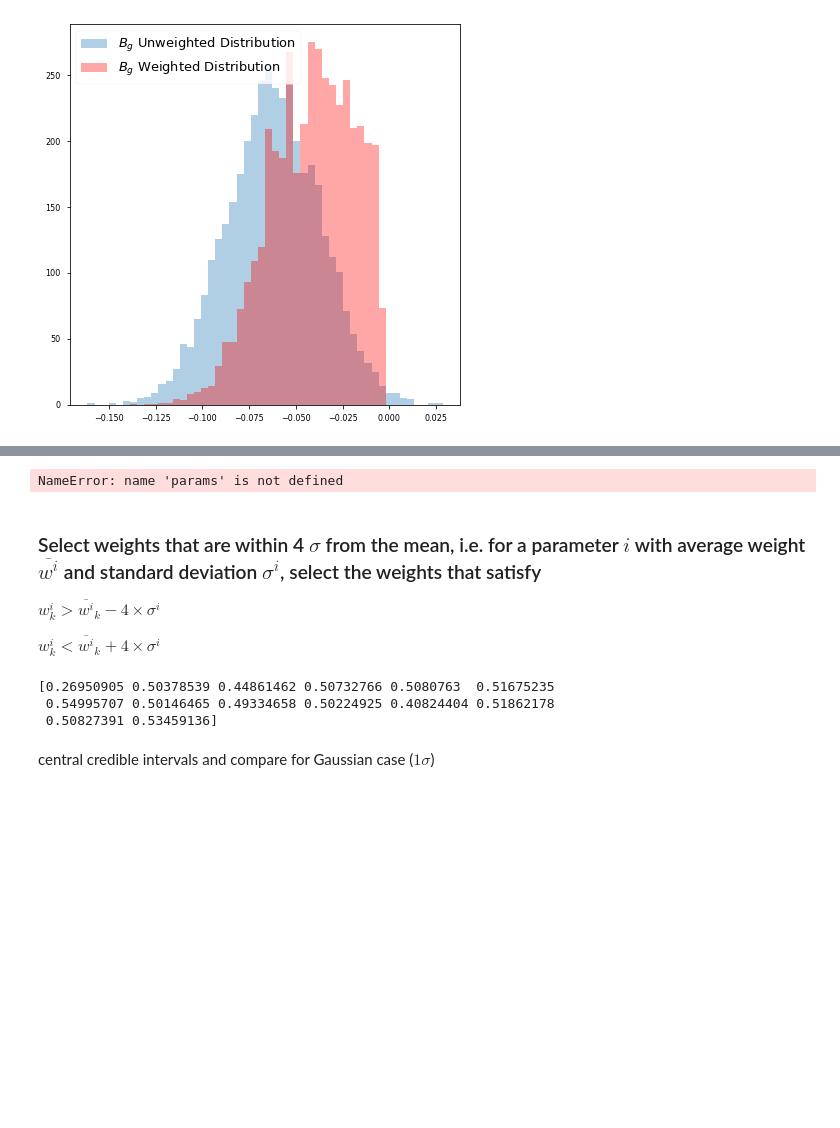
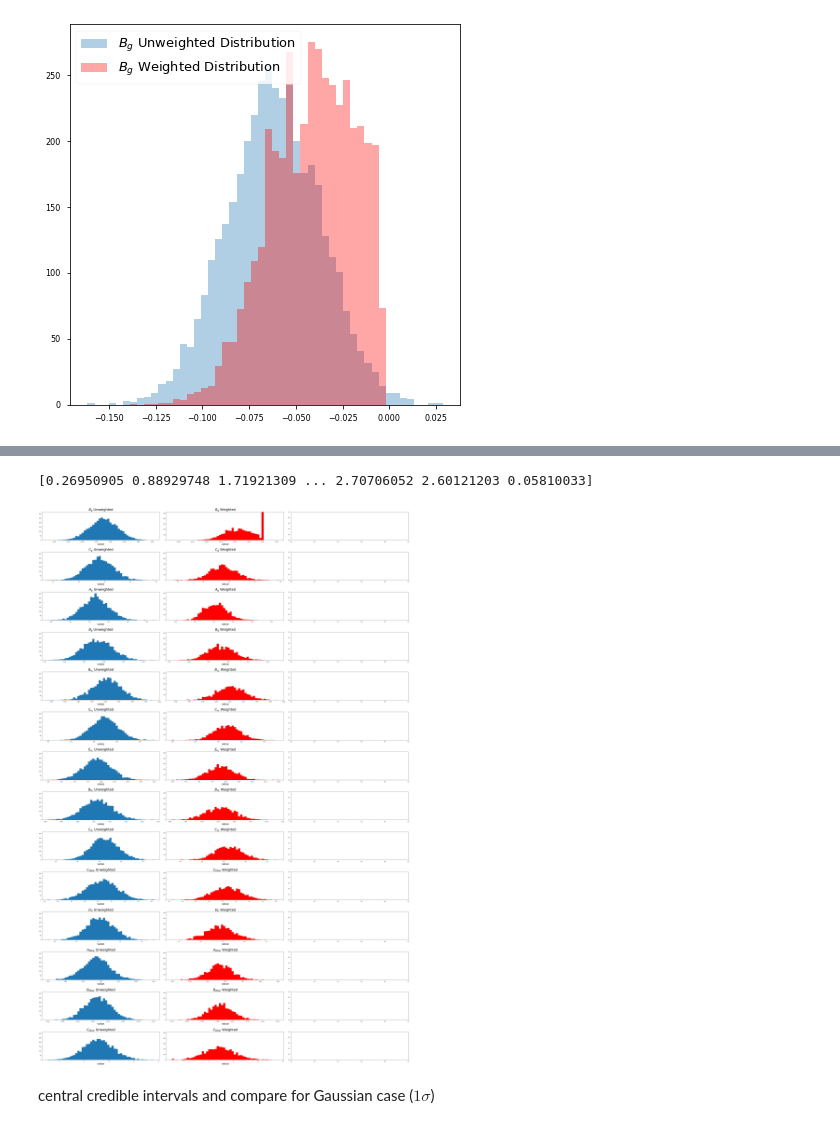
Before and after one commit to AliAlkadhim/PDF_Uncertainty, a Jupyter notebook: Compute_chi2/reweighting.ipynb, the cells around one changed output, grey strips where cells are left out. Drawn from its saved outputs; the diff is of its cells as text; code cells hidden in the pictures; blank space fills up the shorter version.

```diff
--- a/Compute_chi2/reweighting.ipynb
+++ b/Compute_chi2/reweighting.ipynb
@@ -484,0 +537,22 @@ plt.savefig('all_data_Bg.png')
+# %%
+#for parameter i: pairs_i = (param_val, weight_i, std_i), then select weights
+
+list_of_tuples = []
+
+
+for i in range(14):
+    param_list_i=[]
+    weight_list_i = []
+    for k in range(3999):
+        param_value = MVN_4000[k, i] #at the kth point, for parameter i
+        weight_value = weights[k,i]
+        std_weight_value = np.std(weights[:,i])
+        mean_weight = np.mean(weights[:,i])
+        if (weight_value > (mean_weight - 4*std_weight_value)) and (weight_value < (mean_weight + 4*std_weight_value)):
+            #if weight_value < (mean_weight + 4*std_weight_value):
+
+            param_list_i.append(param_value)
+            weight_list_i.append(weight_value)
+    tuple_i = (param_list_i, weight_list_i)
+    list_of_tuples.append(tuple_i)
+len(list_of_tuples)
@@ -489,59 +633,62 @@ plt.rcParams.update({'font.size': 17})
 
 params = np.array([-0.61856E-01 ,5.5593, 0.16618,-0.38300,0.81056,4.8239,9.9226,1.0301,4.8456,7.0603,1.5439 , 0.26877,-0.12732 , 9.5810])
 
+# weights = np.empty((3999, 14))
+# for i in range(14):
+#     weights[:,i] = np.exp(-0.5 * (chi2_diff))/params[i]
+#     weights[:,i] = 3999 * weights[:,i]/np.sum(weights[:,i])
+# print(weights[:,0])
 weights = np.empty((3999, 14))
 for i in range(14):
-    weights[:,i] = np.exp(-0.5 * (chi2_diff))/params[i]
+    weights[:,i] = np.exp(-0.5 * (chi2_diff))/MVN_4000[:-1,i]
     weights[:,i] = 3999 * weights[:,i]/np.sum(weights[:,i])
 print(weights[:,0])
+
 #There could be one weights that happens to be very large at 0
 titles = ['$B_g$','$C_g$','$A_g$','$B_g$','$B_{u_v}$','$C_{u_v}$','$E_{u_v}$','$B_{d_v}$','$C_{d_v}$','$C_{Ubar}$','$D_U$','$A_{Dbar}$','$B_{Dbar}$','$C_{Dbar}$']
 #['Bg','Cg','Aprig','Bprig','Buv','Cuv','Euv','Bdv','Cdv','CUbar','DUbar','ADbar','BDbar','CDbar']
 #['$B_g$','$C_g$','$A_g$','$B_g$','$B_{u_v}$','$C_{u_v}$','$E_{u_v}$','$B_{d_v}$','$C_{d_v}$','$C_{Ubar}$','$D_U$','$A_{Dbar}$','$B_{Dbar}$','CDbar']
 
 
-fig, axes = plt.subplots(nrows=14, ncols=2, figsize=(40,60))
+fig, axes = plt.subplots(nrows=14, ncols=3, figsize=(40,60))
 #for i, ax in enumerate(axes.flatten()):
 
 #PLOT UNWEIGHTED DISTRIBUTIONS (AT COL 0)
 for i in range(14):
     axes[i,0].hist(MVN_4000[:-1,i].flatten(), bins=50)
 
     #axes[i,0].set(title=titles[i] + ' Unweighted', xlabel='value')
     axes[i,0].set_title(titles[i] + ' Unweighted', size=25)
     axes[i,0].set_xlabel('value', size=20)
     axes[i,0].set_ylim(0,320)
 
 #PLOT WEIGHTED DISTRIBUTIONS
 for i in range(14):
     axes[i,1].hist(MVN_4000[:-1,i].flatten(), weights=weights[:,i], bins=50, color = 'r')
     #axes[i,1].set(title=titles[i] + ' Weighted', xlabel='value')
     axes[i,1].set_title(titles[i] + ' Weighted',size=25)
     axes[i,1].set_xlabel('value', size=20)
-    axes[i,1].set_ylim(0,320)
+    axes[i,1].set_ylim(0,520)
 
+##FILTER WEIGHTS
+
+#PLOT WEIGHTED AND FILTERED
+# for i in range(14):
+#     axes[i,1].hist(MVN_4000[:-1,i].flatten(), weights=filtered_weights[i], bins=50, color = 'r')
+#     #axes[i,1].set(title=titles[i] + ' Weighted', xlabel='value')
+#     axes[i,1].set_title(titles[i] + ' Filtered Weighted',size=25)
+#     axes[i,1].set_xlabel('value', size=20)
+#     axes[i,1].set_ylim(0,520)
 
     #axes[i,0].legend()
 # # plt.minorticks_on()
 plt.tight_layout()
 #plt.subplots_adjust(left=0.125, bottom=0.1, right=0.9 , top=0.9, wspace=0.2, hspace=0.4)
-plt.savefig('all_data_4k_all_params.png')
+#plt.savefig('all_data_4k_all_params.png')
 plt.show()
 # %% [output]
-NameError: name 'params' is not defined
+[0.26950905 0.88929748 1.71921309 ... 2.70706052 2.60121203 0.05810033]
+[figure, added]
-# %% [markdown]
-### Select weights that are within 4 $\sigma$ from the mean, i.e. for a parameter $i$ with average weight $\overline{w^i}$ and standard deviation $\sigma^i$, select the weights that satisfy
-$w_k^i > \overline{w^i}_k - 4 \times \sigma^i$
-
-$w_k^i < \overline{w^i}_k + 4 \times \sigma^i$
-# %%
-for arr in weights:
-    print(arr)
-    break
-# %% [output]
-[0.26950905 0.50378539 0.44861462 0.50732766 0.5080763  0.51675235
- 0.54995707 0.50146465 0.49334658 0.50224925 0.40824404 0.51862178
- 0.50827391 0.53459136]
 # %% [markdown]
 central credible intervals and compare for Gaussian case ($1\sigma$)
 # %%
```
Also changed, not shown: parts of 8 cells of this notebook, 3 other files.
